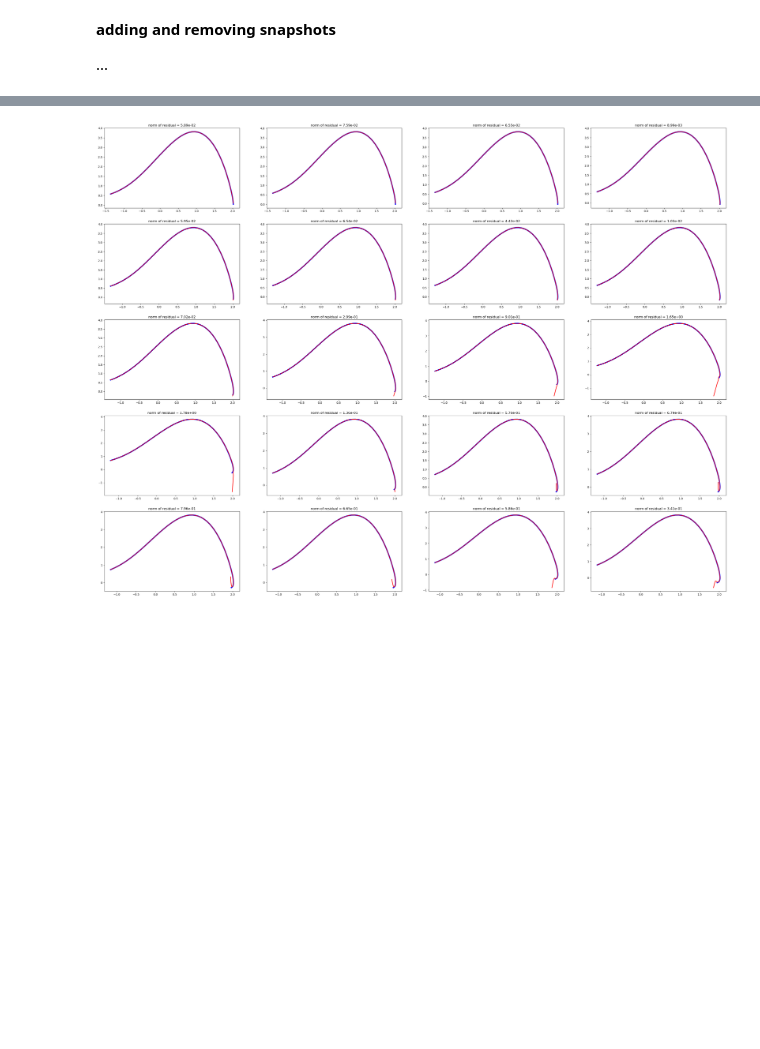
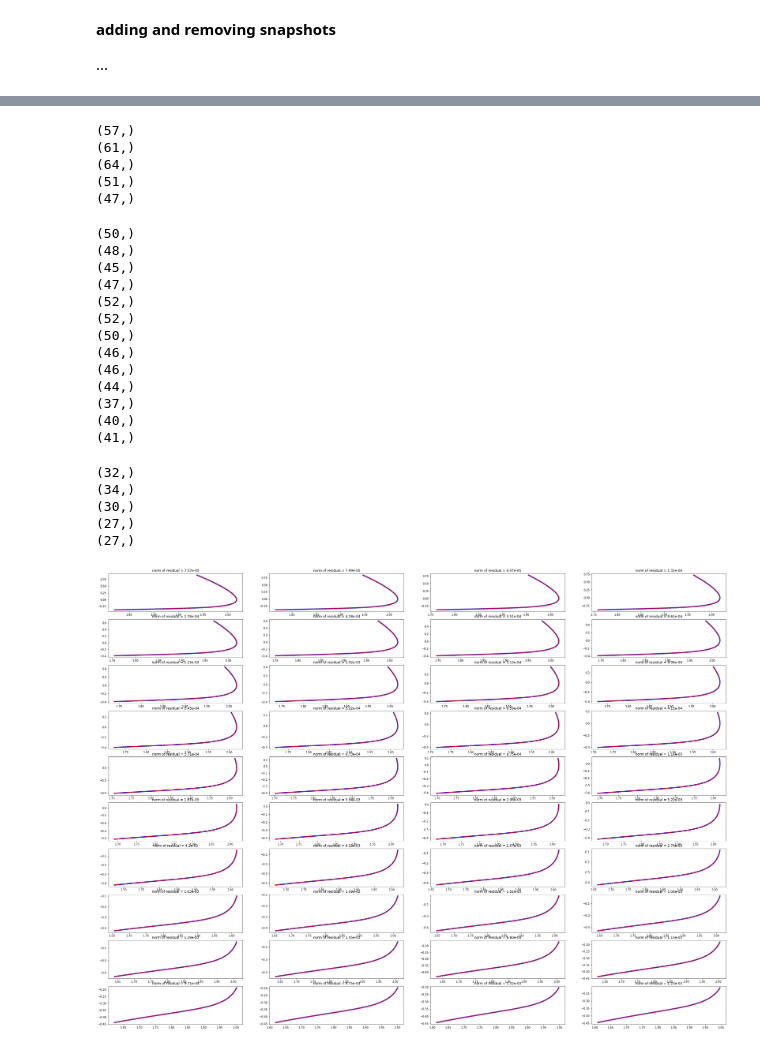
Before and after one commit to ela-d/DMD, a Jupyter notebook: vdp_example.ipynb, the cells around one changed output, grey strips where cells are left out. Saved outputs shown, nothing was run; the diff lists cells and outputs as text; code cells hidden in the pictures; blank space fills up the shorter version.

```diff
--- a/vdp_example.ipynb
+++ b/vdp_example.ipynb
@@ -7,10 +7,10 @@ import matplotlib.animation as animation
 %run DMD_functions.ipynb
 # %%
 #Van der Pol oscillator system
-initial_condition = (2,-3)
+initial_condition = (1,0)
 mu = 2
 t_span=(0,20)
-t_eval = np.linspace(t_span[0], t_span[1], 1000)
+t_eval = np.linspace(t_span[0], t_span[1], 2000)
 
 
 def van_der_pol(t, state, mu):
@@ -162,7 +160,7 @@ reconstructed = DMD_reconstruction(vdp[:,:1], Z, indices, L, times)
 
 .
 # %%
-poc=520; zav=620; rec=50
+poc=500; zav=600; rec=50
 # %%
 Z, L, r, _, _ = GEDMDQ(vdp[:,poc:zav])
 
@@ -233,24 +233,31 @@ plt.show()
 # %%
 %matplotlib inline
 # %%
+####################################################################################################################################
+#           BEZ WEIGHTS
+####################################################################################################################################
+
+
 #dodajem 1
-koliko_predvidam=3
+koliko_predvidam=10
 
-poc=520; zav=620
+poc=500; zav=600
 
-koliko_x=5; koliko_y=4
+
+koliko_x=10; koliko_y=4
 fig, axs = plt.subplots(koliko_x, koliko_y, figsize=(40,30), squeeze=True)
 
 Z, L, r, Q, R = GEDMDQ(vdp[:,poc:zav])
 
-threshold=1/50
+threshold=1e-2
 indices = np.where(r < threshold)[0]
 times=[i for i in range(zav-poc+koliko_predvidam)]
 predicted=DMD_reconstruction(vdp[:,poc:(zav-1)], Z, indices, L, times)
+#predicted=DMD_reconstruction(vdp[:,poc:(zav-1)], Z, indices, L, times, weights=weights)
 
 axs[0,0].plot(vdp[-2, poc:zav+koliko_predvidam], vdp[-1,poc:zav+koliko_predvidam], color="blue", lw=4) ###koji predvidam? zadnji par ili prvi par??
 axs[0,0].plot(predicted[-2,:], predicted[-1,:], color="red", lw=2)
-res=np.linalg.norm(predicted[-2:,-3:]-vdp[-2:,zav:zav+koliko_predvidam])
+res=np.linalg.norm(predicted[-2:,-koliko_predvidam:]-vdp[-2:,zav:zav+koliko_predvidam])
 axs[0,0].set_title("norm of residual = {}".format(np.format_float_scientific(res, precision=2)))
 
 
@@ -261,17 +268,29 @@ for i in range(koliko_x):
             continue
         poc=poc+1; zav=zav+1
         _,_,_,Q,R,_ = DMD_discarding_snap(1, Q, R)
+
         Z, L, r, Q, R = DMD_added_snap(vdp[:,(zav-1):zav], Q, R)
 
+        indices=np.where(r < threshold)[0]
+        print(indices.shape)
 
-        indices=np.where(r < threshold)[0]
 
         predicted = DMD_reconstruction(vdp[:,poc:(zav-1)], Z, indices, L, times)
 
         axs[i,j].plot(vdp[-2, poc:zav+koliko_predvidam], vdp[-1,poc:zav+koliko_predvidam], color="blue", lw=4)
         axs[i,j].plot(predicted[-2,:], predicted[-1,:], color="red", lw=2)
-        res=np.linalg.norm(predicted[-2:,-3:]-vdp[-2:,zav:zav+koliko_predvidam])
+        res=np.linalg.norm(predicted[-2:,-koliko_predvidam:]-vdp[-2:,zav:zav+koliko_predvidam])
         axs[i,j].set_title("norm of residual = {}".format(np.format_float_scientific(res, precision=2)))
+        threshold=1/50
+    #ako norma res < 1e-1 npr. odsječi sve osim zadnjih k
+        """if res > 1/50:
+            poc=zav-50
+            threshold = 1e-2
+            """
 
-    #ako norma res < 1e-1 npr. odsječi sve osim zadnjih k
+
+
+###linalg warning - prije dodavanja - mozda provjeriti je li vec sadrzan... procjeriti u fji za Q.T @ B je li nesto "skoro" nula?...
+
+###NAJBOLJI rezultati - weights prije nego biram modove..
 # %% [output]
@@ -278 +313,24 @@ for i in range(koliko_x):
+(57,)
+(61,)
+(64,)
+(51,)
+(47,)
+(50,)
+(48,)
+(45,)
+(47,)
+(52,)
+(52,)
+(50,)
+(46,)
+(46,)
+(44,)
+(37,)
+(40,)
+(41,)
+(32,)
+(34,)
+(30,)
+(27,)
+(27,)
-[figure, old version]
+[figure, new version]
```
Also changed, not shown: parts of 11 cells of this notebook.
